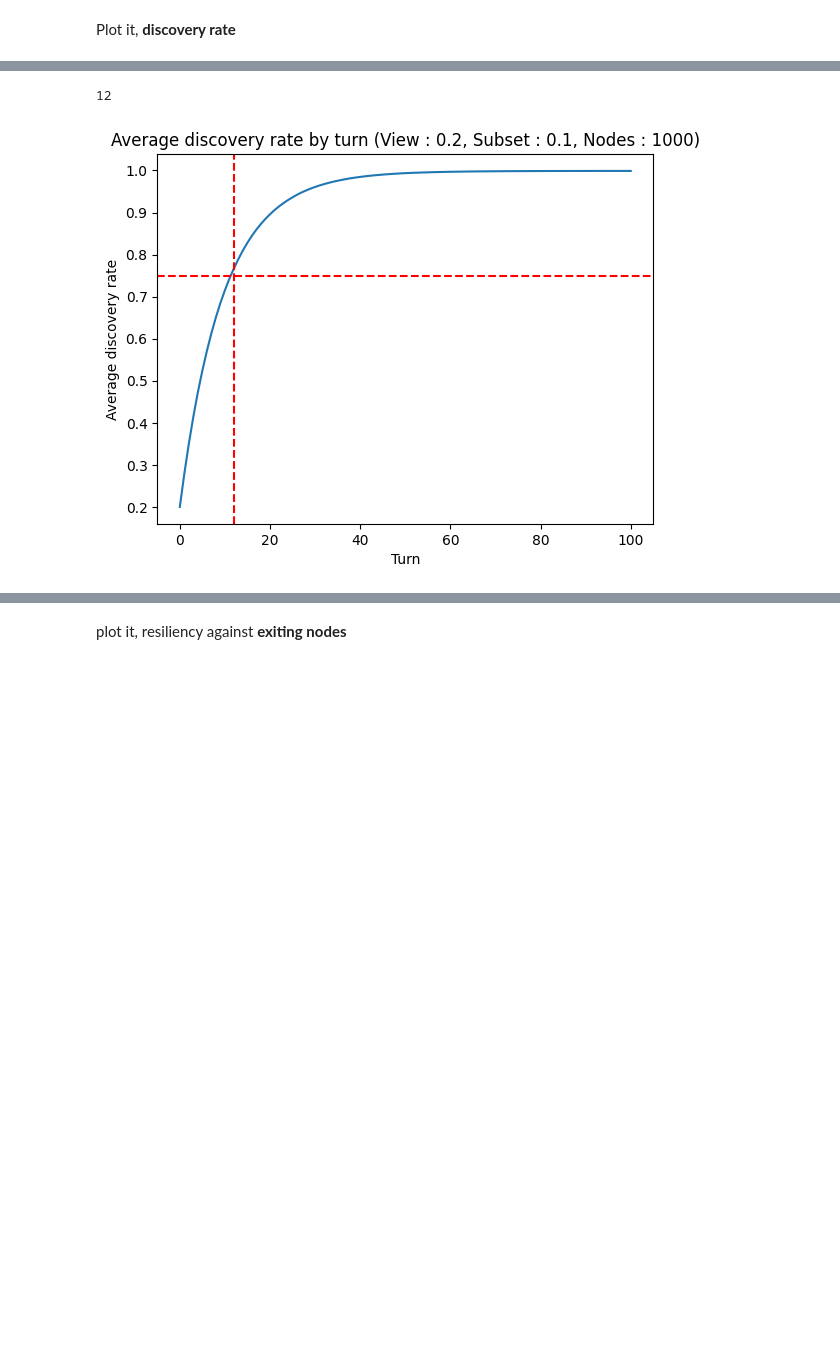
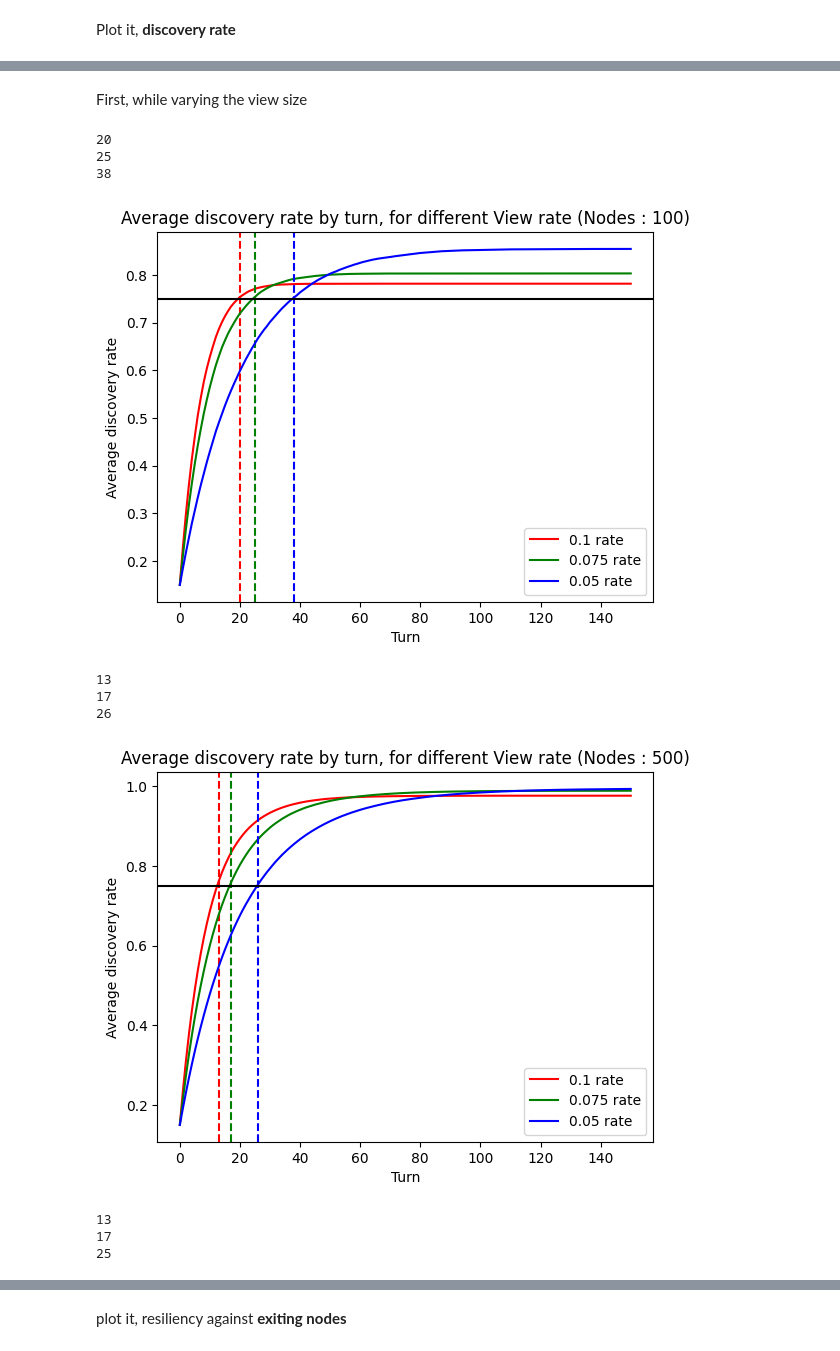
Before and after one commit to adribr53/LINFO2345-Project, a Jupyter notebook: log.ipynb, the cells around one changed output, grey strips where cells are left out. Saved outputs shown, nothing was run; the diff lists cells and outputs as text; code cells hidden in the pictures; blank space fills up the shorter version.

```diff
--- a/log.ipynb
+++ b/log.ipynb
@@ -3,7 +3,4 @@ import pandas as pd # it's about to RAM
 import numpy as np
 import matplotlib.pyplot as plt
 
-n_nodes=1000 # attention à ne pas override les graphs
-n_turns=100
-size_view=0.2
-size_subset=0.1
+n_turns=150
@@ -12,4 +6,0 @@ Load
-# %%
-df = pd.read_csv('log.csv')
-#df = pd.read_csv(f'log_{n_nodes}_{int(size_view*100)}.csv')
-df.head()
@@ -22,0 +68,9 @@ df.head()
+# %%
+res = {}
+for n_nodes in [1000]:#,1000]:
+    res[n_nodes] = {}
+    for size_view in [0.1, 0.075, 0.05]:
+        # 3 elements : 2 arrays (for each turn, give avg discovery rate
+        #                                       and occ rate of exiting node)
+        #              the turn during which a node exits
+        res[n_nodes][size_view] = get_results(n_nodes, size_view)
@@ -41,25 +97,51 @@ for turn in range(n_turns+1):
+# %% [markdown]
+First, while varying the view size
 # %%
-th = 0.75
-
-turns = [_ for _ in range(n_turns+1)]
-discovery_rates = [np.mean(discovery_rates[_]) for _ in turns]
+from matplotlib.text import Text
 
 import bisect
 def find_ge(rates, th):
     i = bisect.bisect_left(rates, th)
     return i
-turn_th = find_ge(discovery_rates, th)
-print(turn_th)
-plt.plot(turns, discovery_rates)
-plt.axhline(y=th, color='red', linestyle='--')
-plt.axvline(x=turn_th, color='red', linestyle='--')
-# Adding the title
-plt.title(f"Average discovery rate by turn (View : {size_view}, Subset : {size_subset}, Nodes : {n_nodes})")
 
-# Adding the labels
-plt.ylabel("Average discovery rate")
-plt.xlabel("Turn")
-plt.show()
+for n_nodes in [100, 500,1000]:
+    th = 0.75
+
+    turns = [_ for _ in range(n_turns+1)]
+    discovery_rates = [res[n_nodes][size_view][0] for size_view in [0.1,0.075,0.05]]
+
+
+    # print(turn_th)
+    turn_ths = []
+    repre_ths = []
+    colors_xticks = []
+    for i, (n_node, color) in enumerate([(0.1,'r'), (0.075,'g'), (0.05, 'b')]):
+        turn_th = find_ge(discovery_rates[i], th)
+        plt.plot(turns, discovery_rates[i], color, label=str(n_node)+' rate')
+        if turn_th<n_turns+1:
+            print(turn_th)
+            plt.axvline(x=turn_th, color=color, linestyle='--')
+
+
+
+    plt.axhline(y=th, color='black', linestyle='-')
+
+    # Adding the title
+    plt.title(f"Average discovery rate by turn, for different View rate (Nodes : {n_nodes})")
+    plt.legend()
+    # Adding the labels
+    plt.ylabel("Average discovery rate")
+    plt.xlabel("Turn")
+    plt.show()
 # %% [output]
-12
+20
+25
+38
-[figure, old version]
+[figure, new version]
+13
+17
+26
+[figure, added]
+13
+17
+25
```
Also changed, not shown: parts of 16 cells of this notebook.
